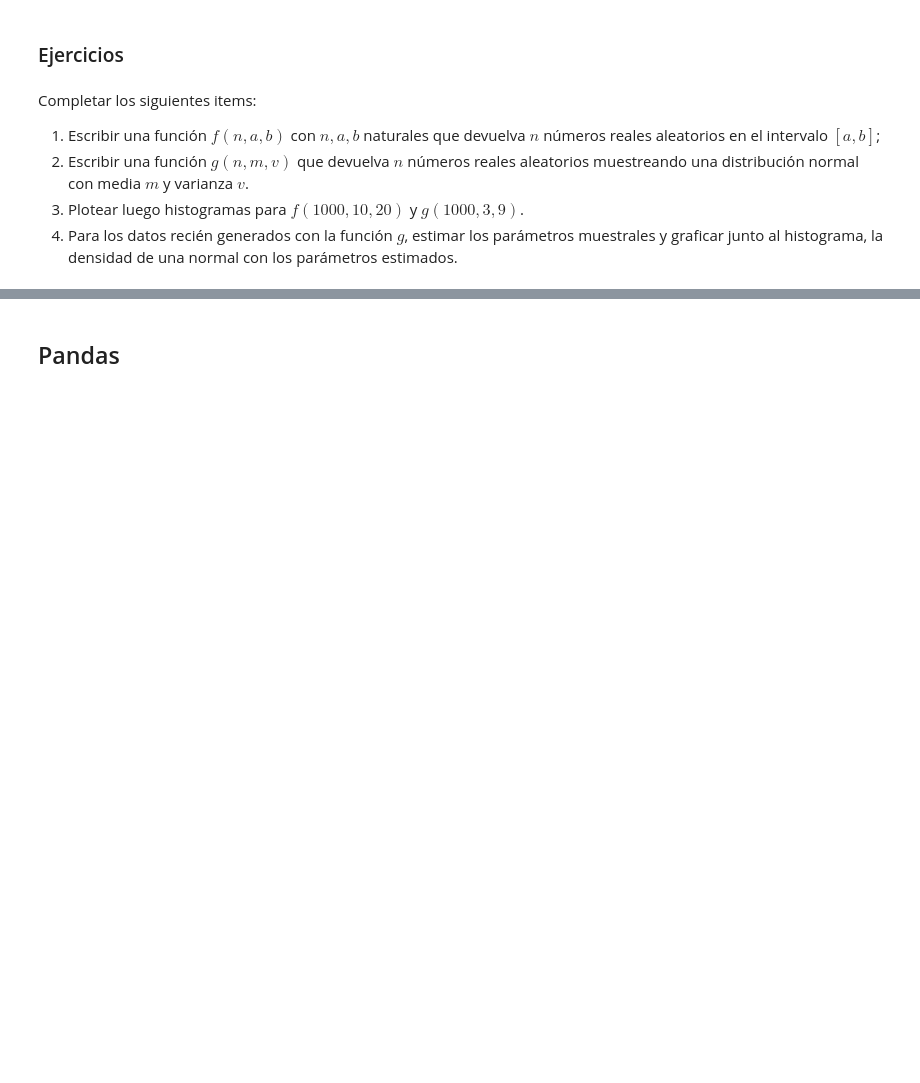
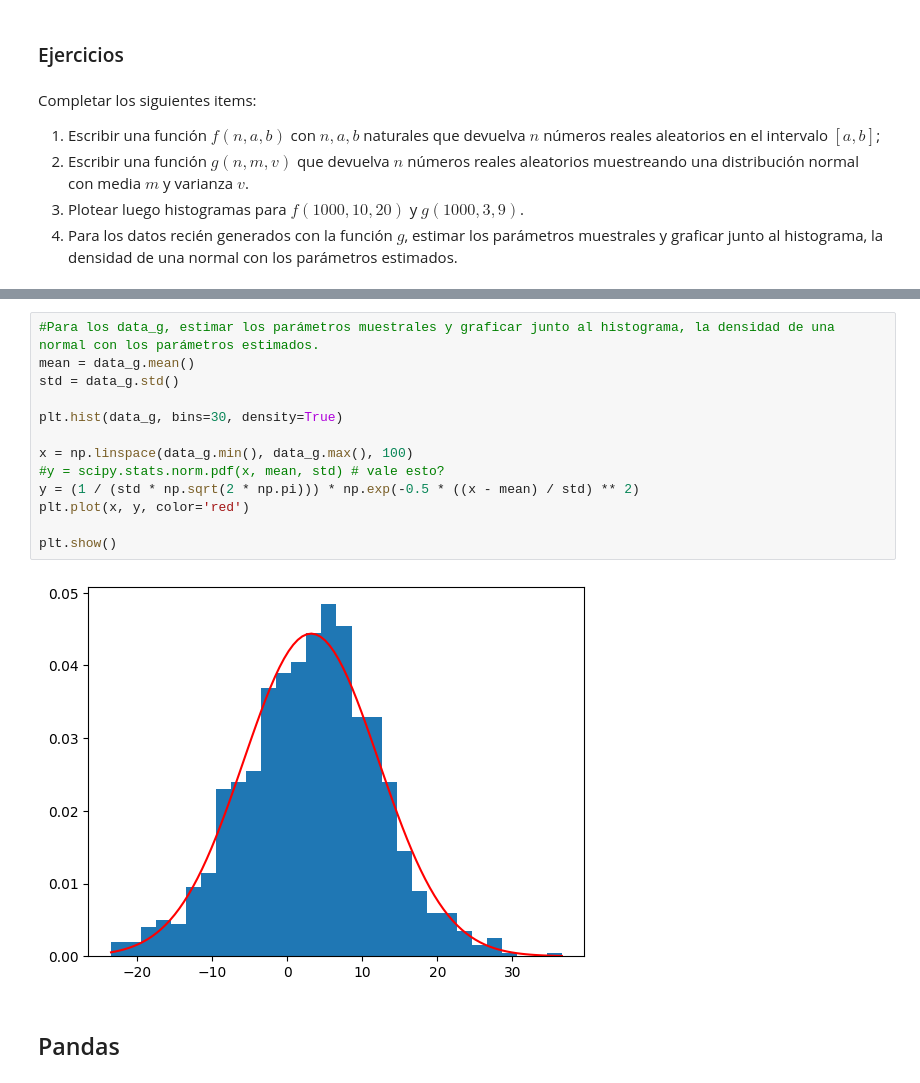
Before and after one commit to machulsky61/Aprendizaje-Automatico, a Jupyter notebook: Notebooks/notebook_01_herramientas-published.ipynb, the cells around one changed output, grey strips where cells are left out. Saved outputs shown, nothing was run; the diff lists cells and outputs as text; blank space fills up the shorter version.

```diff
--- a/Notebooks/notebook_01_herramientas-published.ipynb
+++ b/Notebooks/notebook_01_herramientas-published.ipynb
@@ -290,3 +306,18 @@ def g(n: int, m: float, v: float) -> np.ndarray:
+# %%
+#Para los data_g, estimar los parámetros muestrales y graficar junto al histograma, la densidad de una normal con los parámetros estimados.
+mean = data_g.mean()
+std = data_g.std()
+
+plt.hist(data_g, bins=30, density=True)
+
+x = np.linspace(data_g.min(), data_g.max(), 100)
+#y = scipy.stats.norm.pdf(x, mean, std) # vale esto?
+y = (1 / (std * np.sqrt(2 * np.pi))) * np.exp(-0.5 * ((x - mean) / std) ** 2)
+plt.plot(x, y, color='red')
+
+plt.show()
+# %% [output]
+[figure, added]
 # %% [markdown]
 ## Pandas
 # %%
```
Also changed, not shown: parts of 17 cells of this notebook.
